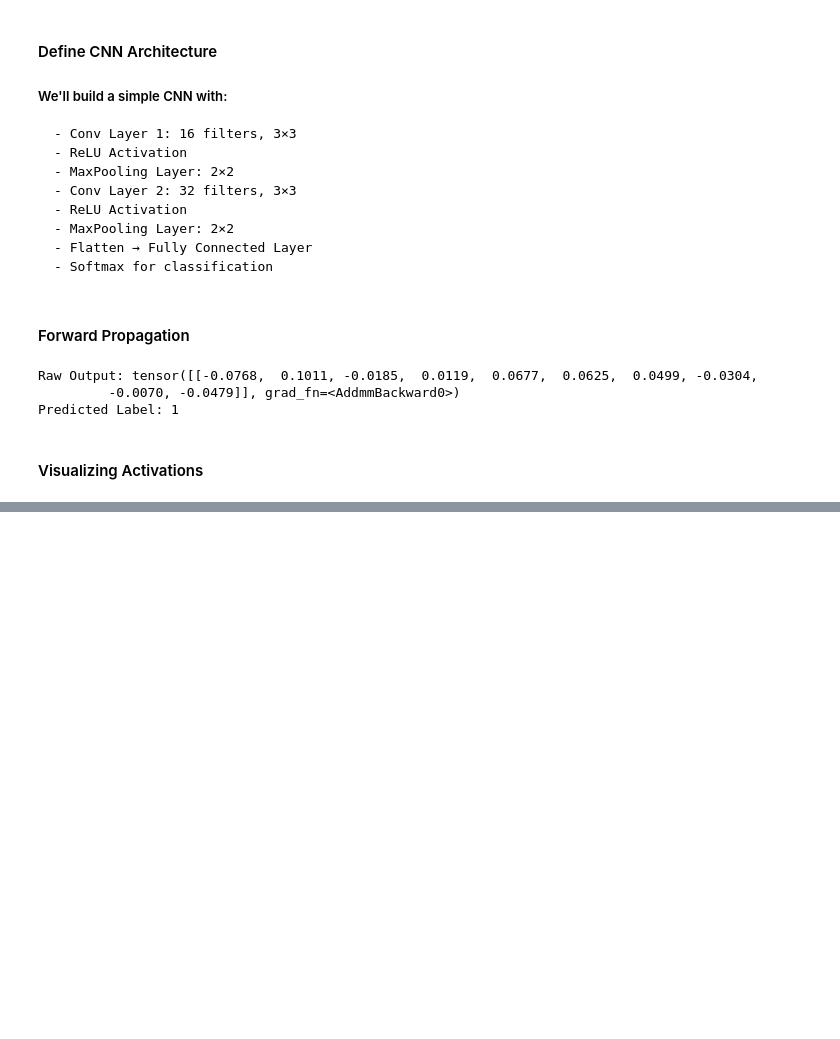
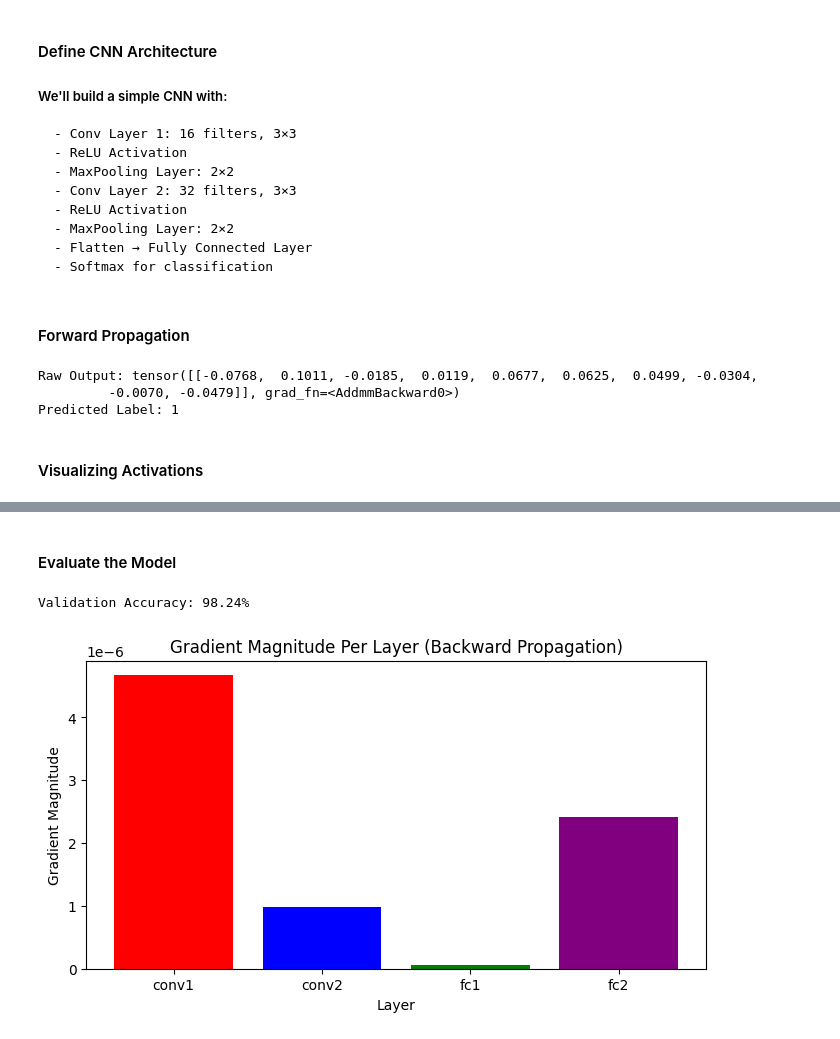
Before and after one commit to kewserseid/Neural-Network-Propagation, a Jupyter notebook: notebooks/feedforward.ipynb, the cells around one changed output, grey strips where cells are left out. Saved outputs shown, nothing was run; the diff lists cells and outputs as text; code cells hidden in the pictures; blank space fills up the shorter version.

```diff
--- a/notebooks/feedforward.ipynb
+++ b/notebooks/feedforward.ipynb
@@ -113,0 +167,3 @@ Predicted Label: 1
+# %%
+criterion = nn.CrossEntropyLoss()
+optimizer = optim.Adam(model.parameters(), lr=0.001)
@@ -113,0 +182,16 @@ Predicted Label: 1
+# %%
+num_epochs = 5
+
+for epoch in range(num_epochs):
+    running_loss = 0.0
+
+    for images, labels in train_loader:
+        optimizer.zero_grad()
+        outputs = model(images)
+        loss = criterion(outputs, labels)
+        loss.backward()
+        optimizer.step()
+
+        running_loss += loss.item()
+
+    print(f"Epoch [{epoch+1}/{num_epochs}], Loss: {running_loss/len(train_loader):.4f}")
@@ -113,0 +204,50 @@ Predicted Label: 1
+# %% [markdown]
+#### Evaluate the Model
+# %%
+correct = 0
+total = 0
+
+with torch.no_grad():
+    for images, labels in val_loader:
+        outputs = model(images)
+        _, predicted = torch.max(outputs, 1)
+        total += labels.size(0)
+        correct += (predicted == labels).sum().item()
+
+accuracy = 100 * correct / total
+print(f"Validation Accuracy: {accuracy:.2f}%")
+# %% [output]
+Validation Accuracy: 98.24%
+# %%
+def visualize_backward(model, image, label):
+    """
+    Visualizes gradient magnitudes at different layers in backward propagation.
+    """
+    image = image.unsqueeze(0)  # Add batch dimension
+    label = torch.tensor([label])
+
+    optimizer.zero_grad()  # Reset gradients
+    output = model(image)  # Forward pass
+    loss = criterion(output, label)  # Compute loss
+    loss.backward()  # Compute gradients
+
+    # Extract gradients
+    gradients = {
+        "conv1": model.conv1.weight.grad.abs().mean().item(),
+        "conv2": model.conv2.weight.grad.abs().mean().item(),
+        "fc1": model.fc1.weight.grad.abs().mean().item(),
+        "fc2": model.fc2.weight.grad.abs().mean().item(),
+    }
+
+    # Plot gradients
+    plt.figure(figsize=(8, 4))
+    plt.bar(gradients.keys(), gradients.values(), color=['red', 'blue', 'green', 'purple'])
+    plt.xlabel("Layer")
+    plt.ylabel("Gradient Magnitude")
+    plt.title("Gradient Magnitude Per Layer (Backward Propagation)")
+    plt.show()
+
+# Run the function on a sample image
+visualize_backward(model, sample_image, y_train[0].item())
+# %% [output]
+[figure, added]
```
Also changed, not shown: parts of 8 cells of this notebook, 1 other file.
